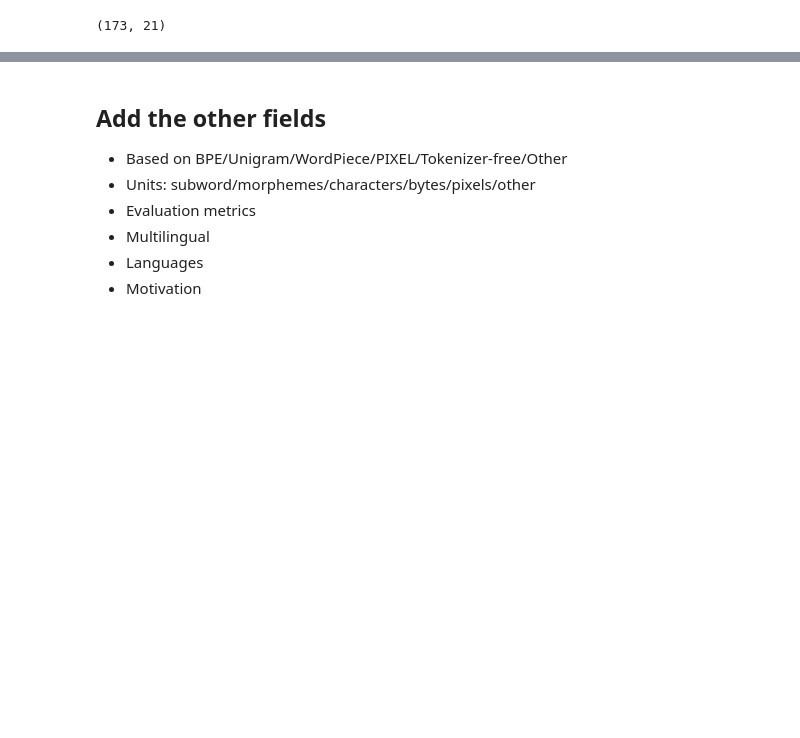
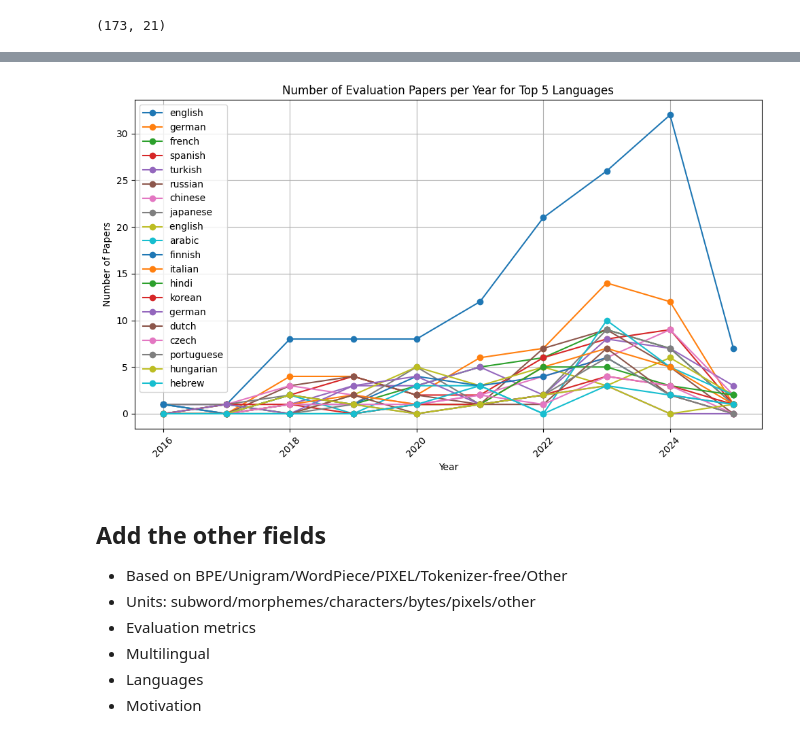
Before and after one commit to GianlucaVico/TalkAboutTokenization, a Jupyter notebook: initial_da.ipynb, the cells around one changed output, grey strips where cells are left out. Cells and saved outputs as stored; diff of their text form; code cells hidden in the pictures; blank space fills up the shorter version.

```diff
--- a/initial_da.ipynb
+++ b/initial_da.ipynb
@@ -525,3 +553,27 @@ print(no_lang['title'])
+# %%
+# Plot the number of papers over the years for the top 5 languages
+years = sorted(evaluation['year'].unique())
+all_langs = [lang for sublist in evaluation['languages'].tolist() for lang in sublist]
+all_langs = pd.Series(all_langs).value_counts()
+top_languages = all_langs.head(20).index.tolist()
+plt.figure(figsize=(10, 6))
+for lang in top_languages:
+    lang_counts = []
+    for year in years:
+        year_data = evaluation[evaluation['year'] == year]
+        count = year_data[year_data['languages'].apply(lambda x: lang in x)].shape[0]
+        lang_counts.append(count)
+    plt.plot(years, lang_counts, marker='o', label=lang)
+plt.title('Number of Evaluation Papers per Year for Top 5 Languages')
+plt.xlabel('Year')
+plt.ylabel('Number of Papers')
+plt.xticks(rotation=45)
+plt.legend()
+plt.grid(True)
+plt.tight_layout()
+plt.show()
+# %% [output]
+[figure, added]
 # %% [markdown]
 ## Add the other fields
 
```
Also changed, not shown: parts of 7 cells of this notebook, 2 other files.
